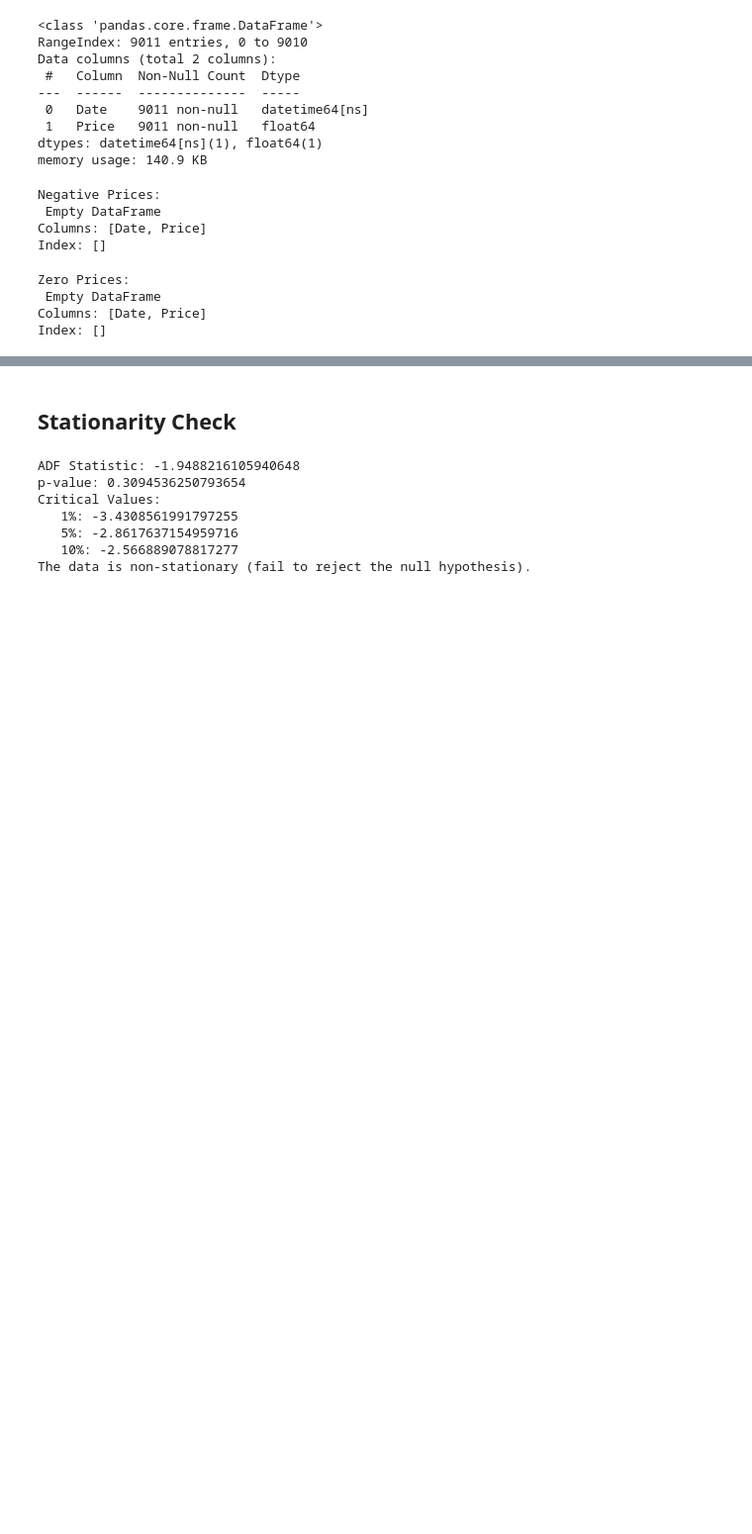
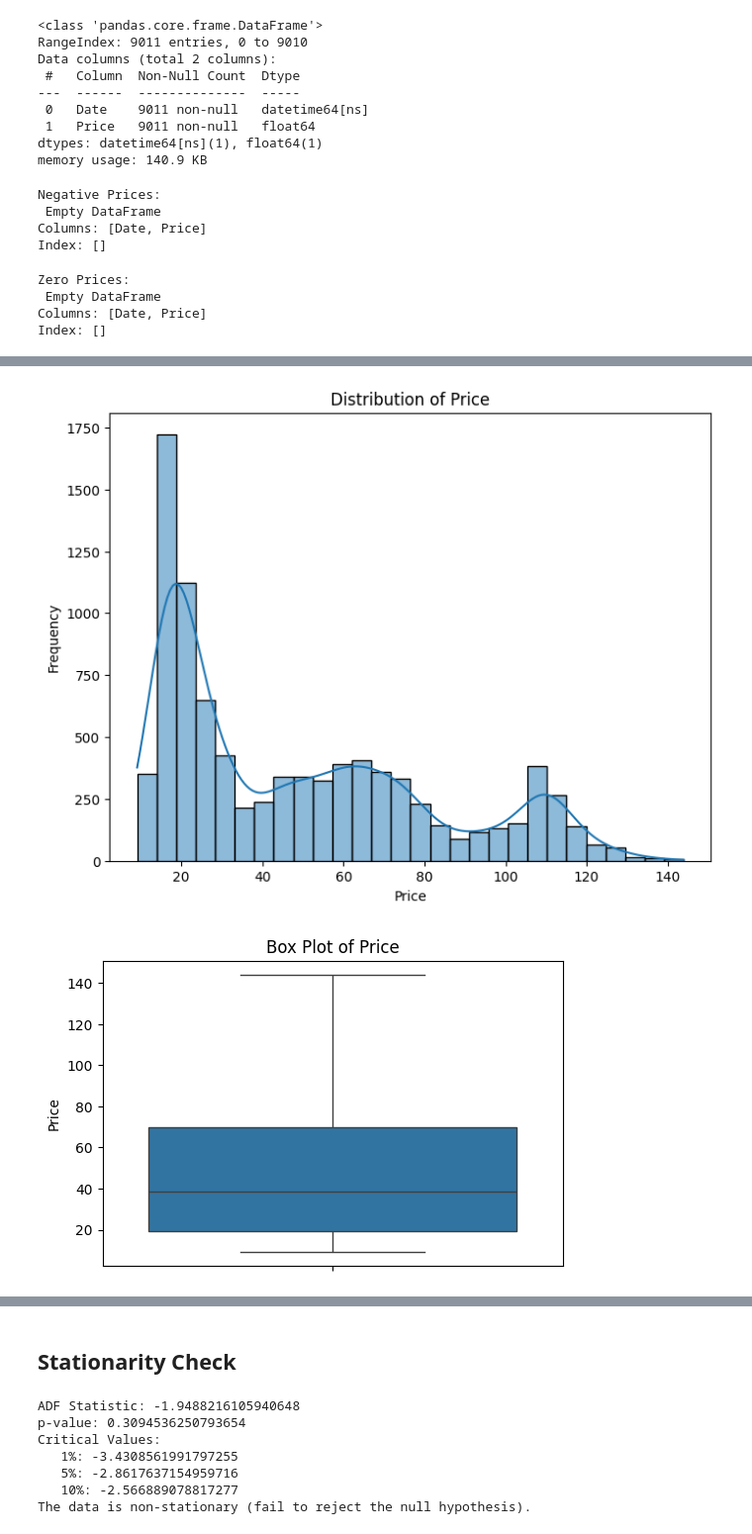
Before and after one commit to surak-alf/change_point_analysis, a Jupyter notebook: notbooks/data_exploration.ipynb, the cells around one changed output, grey strips where cells are left out. Shown at 99% size. Cells and saved outputs as stored; diff of their text form; code cells hidden in the pictures; blank space fills up the shorter version.

```diff
--- a/notbooks/data_exploration.ipynb
+++ b/notbooks/data_exploration.ipynb
@@ -97,27 +79,0 @@ plt.show()
-# %%
-# Resampling to monthly
-monthly_data = data.resample('M', on='Date')['Price'].mean()
-
-# 365-day rolling average
-data['yearly_rolling_mean'] = data['Price'].rolling(window=365, center=True).mean() # center=True is important
-
-# Time Series Decomposition
-decomposition = seasonal_decompose(data['Price'], model='additive', period=365) # Period is crucial here!
-
-# Plotting
-plt.figure(figsize=(15, 10))
-
-plt.subplot(4, 1, 1)
-plt.plot(data['Date'], data['Price'], label='Original Data')
-plt.legend()
-
-plt.subplot(4, 1, 2)
-plt.plot(monthly_data.index, monthly_data.values, label='Monthly Average')
-plt.legend()
-
-plt.subplot(4, 1, 3)
-plt.plot(data['Date'], data['yearly_rolling_mean'], label='365-Day Rolling Mean')
-plt.legend()
-
-plt.tight_layout()
-plt.show()
@@ -131,0 +84,5 @@ plt.show()
+# %%
+analyze_and_plot_prices(data)
+# %% [output]
+[figure, added]
+[figure, added]
```
Also changed, not shown: parts of 10 cells of this notebook, 1 other file.
